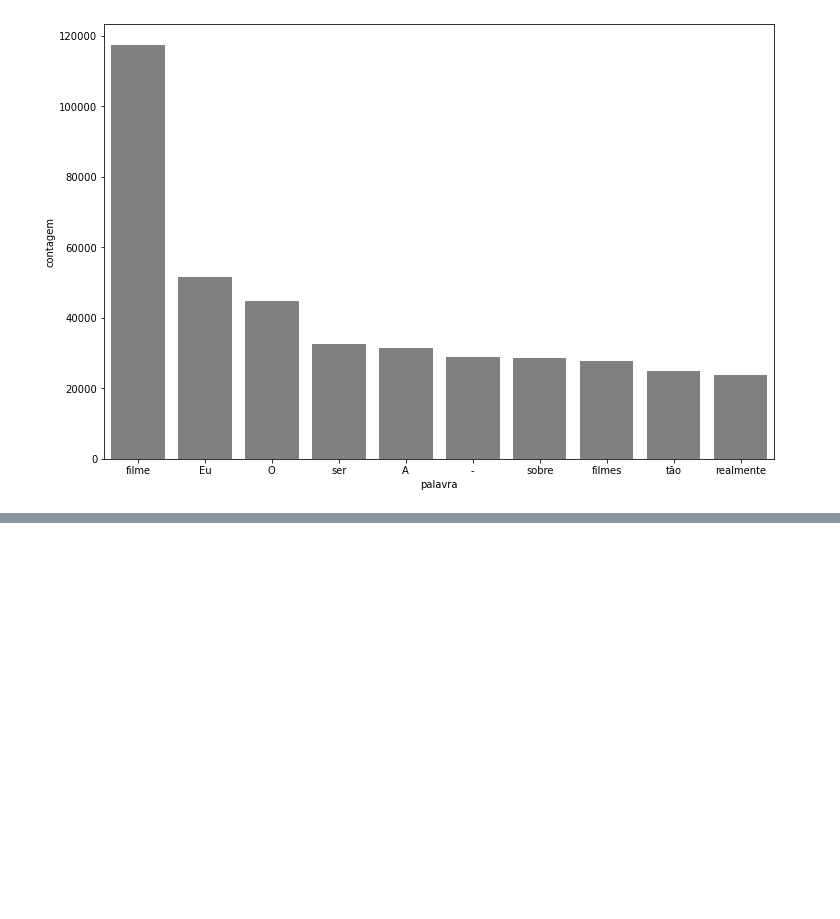
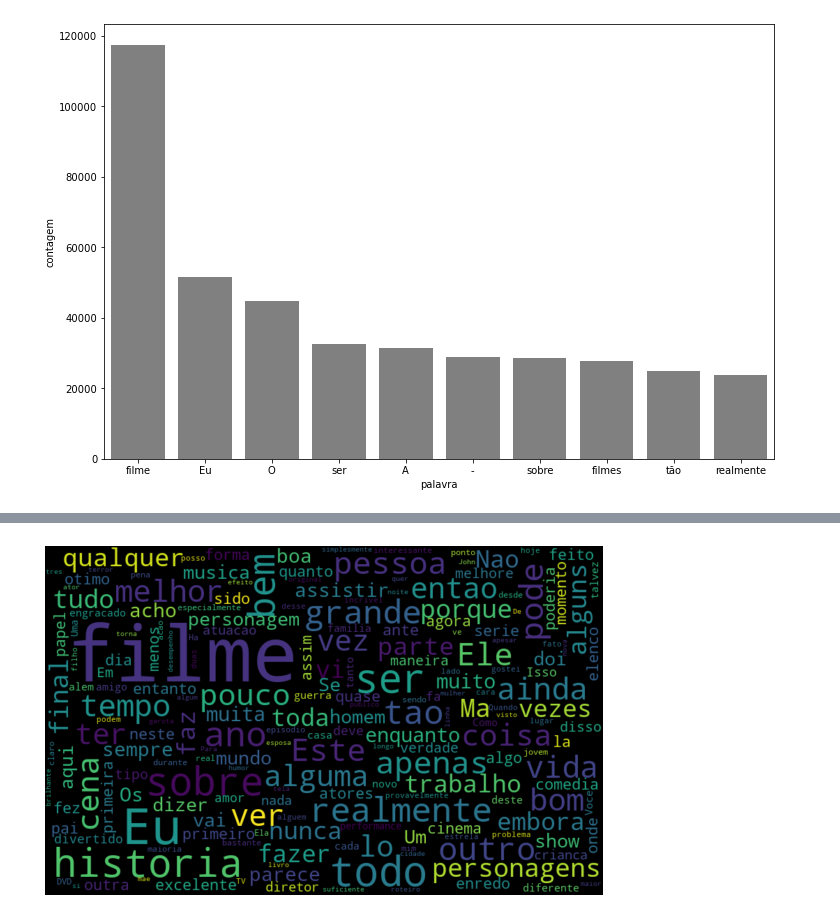
Before and after one commit to afonsoalrocha/linguagem-natural-critica-filmes, a Jupyter notebook: linguagem-natural-critica-filmes.ipynb, the cells around one changed output, grey strips where cells are left out. Saved outputs shown, nothing was run; the diff lists cells and outputs as text; code cells hidden in the pictures; blank space fills up the shorter version.

```diff
--- a/linguagem-natural-critica-filmes.ipynb
+++ b/linguagem-natural-critica-filmes.ipynb
@@ -177,0 +254,4 @@ pareto(resenha, "tratamento_1", 10)
+# %%
+wordcloud_pos(resenha, "tratamento_3")
+# %% [output]
+[figure, added]
```
Also changed, not shown: parts of 31 cells of this notebook.
